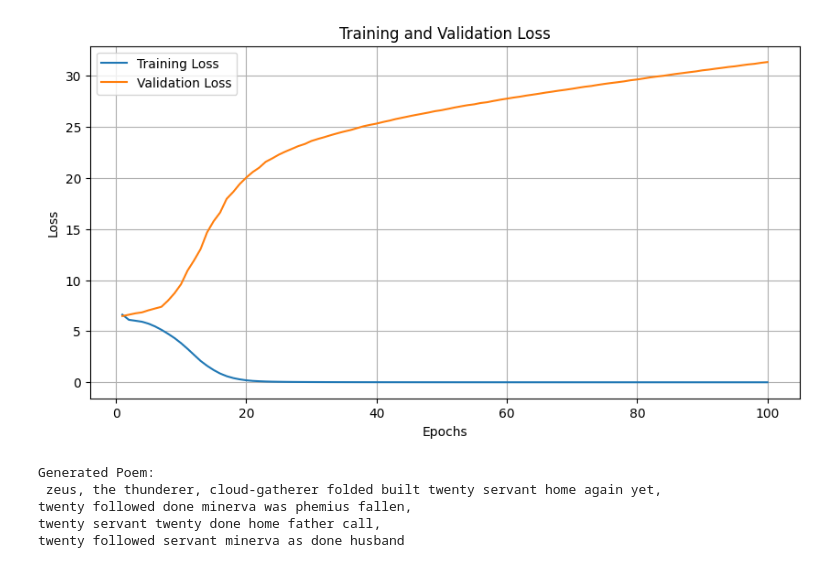
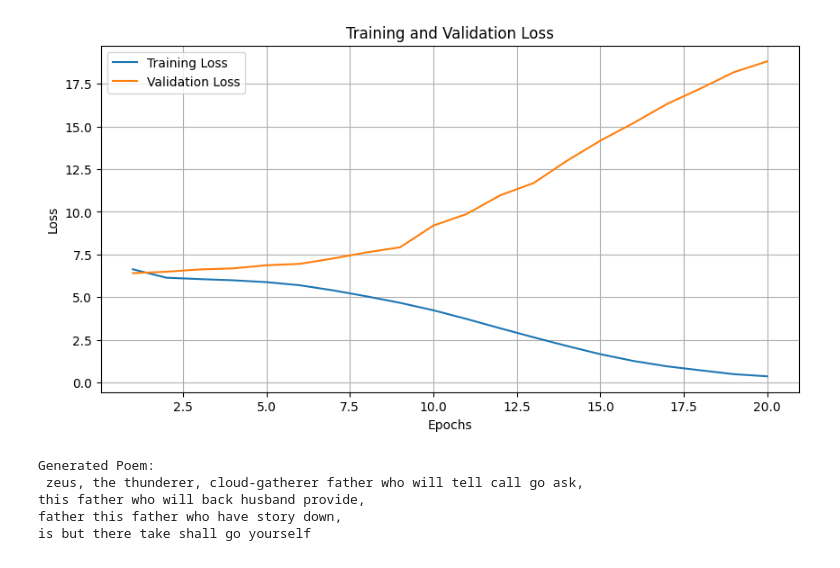
Before and after one commit to YesIDo49/IA_Web_Project2, a Jupyter notebook: nftproject.ipynb, the cells around one changed output. Drawn from its saved outputs; the diff is of its cells as text; code cells hidden in the pictures.

```diff
--- a/nftproject.ipynb
+++ b/nftproject.ipynb
@@ -51,8 +51,8 @@ class PoemGenerator(nn.Module):
     def __init__(self, vocab_size, embedding_dim=100, hidden_dim=100):
         super(PoemGenerator, self).__init__()
         self.embedding = nn.Embedding(vocab_size, embedding_dim)
-        self.lstm1 = nn.LSTM(embedding_dim, hidden_dim, batch_first=True, dropout=0.4)
-        self.lstm2 = nn.LSTM(hidden_dim, hidden_dim, batch_first=True, dropout=0.4)
+        self.lstm1 = nn.LSTM(embedding_dim, hidden_dim, batch_first=True, dropout=0.5)
+        self.lstm2 = nn.LSTM(hidden_dim, hidden_dim, batch_first=True, dropout=0.5)
         self.dense1 = nn.Linear(hidden_dim, hidden_dim)
         self.relu = nn.ReLU()
         self.dense2 = nn.Linear(hidden_dim, vocab_size)
@@ -86,7 +86,7 @@ epic_keywords = {
     'handmaids': ['servants', 'maids', 'house', 'loyal', 'attendants']
 }
 # %%
-def generate_poem(model, word_to_idx, idx_to_word, seed_text, seq_length, num_words=32, temperature=0.5, repetition_penalty=0.05):
+def generate_poem(model, word_to_idx, idx_to_word, seed_text, seq_length, num_words=32, temperature=0.4, repetition_penalty=0.1):
     model.eval()
     text = seed_text.lower()
     poem_lines = []
@@ -162,7 +162,7 @@ def generate_poem(model, word_to_idx, idx_to_word, seed_text, seq_length, num_wo
 
     return '\n'.join(poem_lines)
 # %%
-def train_model(model, dataset, epochs=30, batch_size=32):
+def train_model(model, dataset, epochs=20, batch_size=32):
     criterion = nn.CrossEntropyLoss()
     optimizer = optim.Adam(model.parameters())
 
@@ -221,9 +221,9 @@ if __name__ == "__main__":
 
     dataset = PoemDataset(sequences)
     model = PoemGenerator(vocab_size, embedding_dim=100, hidden_dim=100)
-    train_losses, val_losses = train_model(model, dataset, epochs=100, batch_size=32)
+    train_losses, val_losses = train_model(model, dataset, epochs=20, batch_size=32)
 
     seed_text = "Zeus, the thunderer,"
-    generated_poem = generate_poem(model, word_to_idx, idx_to_word, seed_text, seq_length, num_words=32, temperature=0.5, repetition_penalty=0.05)
+    generated_poem = generate_poem(model, word_to_idx, idx_to_word, seed_text, seq_length, num_words=32, temperature=0.4, repetition_penalty=0.1)
     print("Generated Poem:\n", generated_poem)
 # %% [output]
@@ -247,6 +250,6 @@ Epoch 100/100, Train Loss: 0.0003, Val Loss: 31.3334
-[figure, old version]
+[figure, new version]
 Generated Poem:
- zeus, the thunderer, cloud-gatherer folded built twenty servant home again yet,
-twenty followed done minerva was phemius fallen,
-twenty servant twenty done home father call,
-twenty followed servant minerva as done husband
+ zeus, the thunderer, cloud-gatherer father who will tell call go ask,
+this father who will back husband provide,
+father this father who have story down,
+is but there take shall go yourself
```
Also changed, not shown: parts of 1 cell of this notebook.
